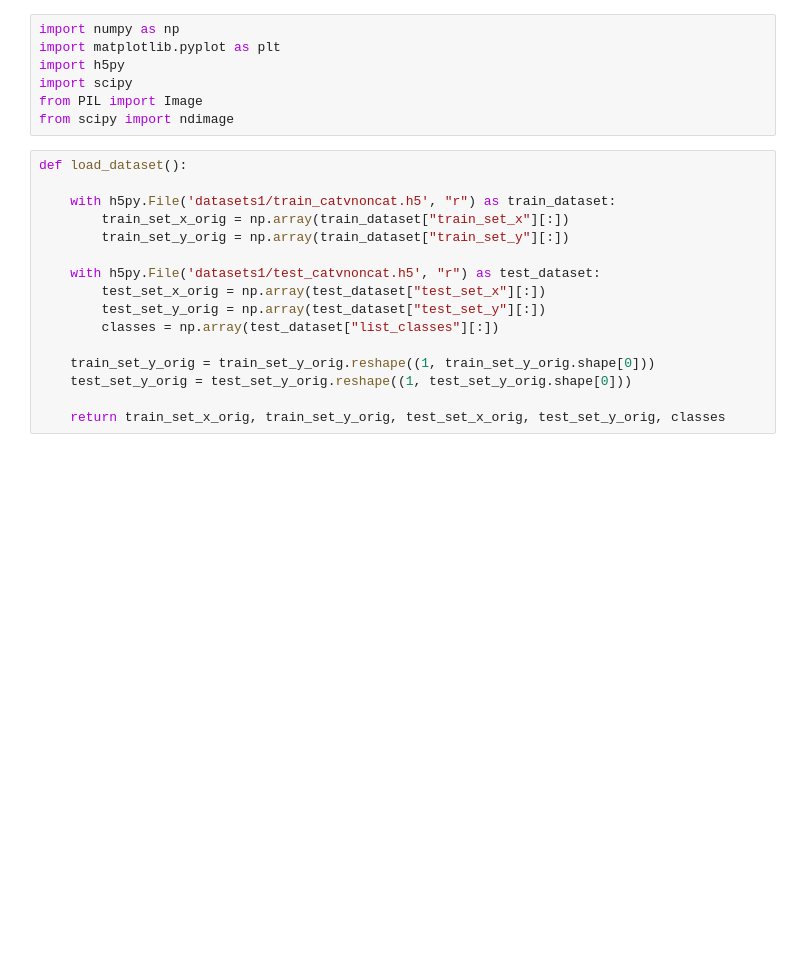
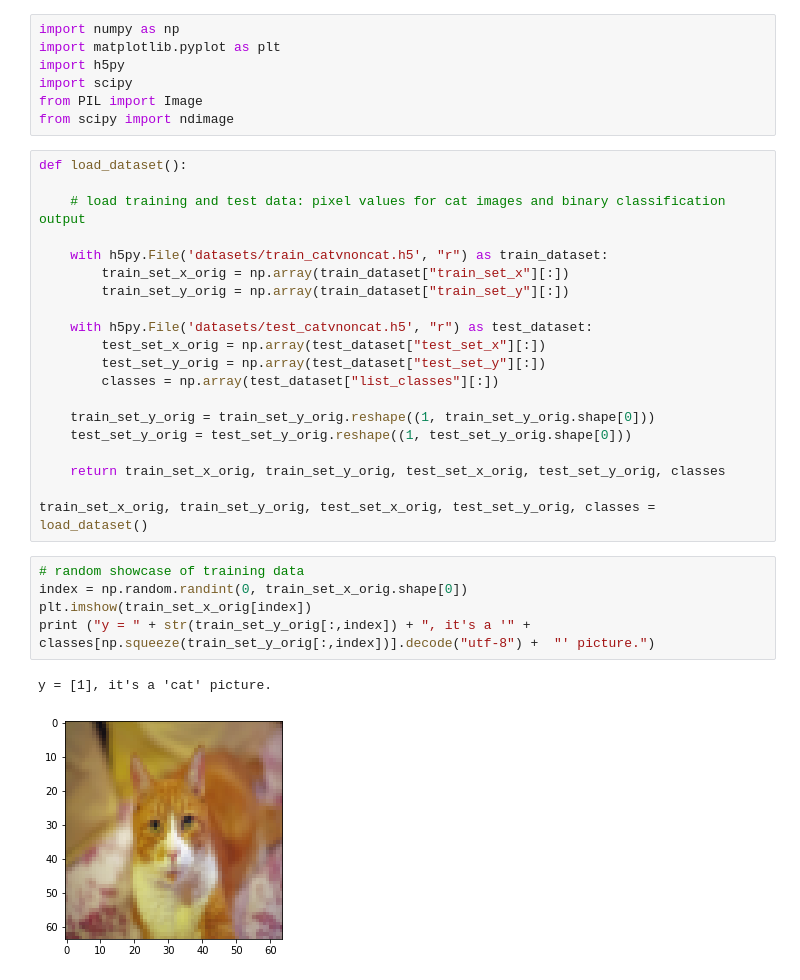
Before and after one commit to alfredgenadri/neural-nets, a Jupyter notebook: logistic-regression.ipynb, the cells around one changed output. Saved outputs shown, nothing was run; the diff lists cells and outputs as text; blank space fills up the shorter version.

```diff
--- a/logistic-regression.ipynb
+++ b/logistic-regression.ipynb
@@ -8,11 +8,13 @@ from scipy import ndimage
 # %%
 def load_dataset():
 
-    with h5py.File('datasets1/train_catvnoncat.h5', "r") as train_dataset:
+    # load training and test data: pixel values for cat images and binary classification output
+
+    with h5py.File('datasets/train_catvnoncat.h5', "r") as train_dataset:
         train_set_x_orig = np.array(train_dataset["train_set_x"][:])
         train_set_y_orig = np.array(train_dataset["train_set_y"][:])
 
-    with h5py.File('datasets1/test_catvnoncat.h5', "r") as test_dataset:
+    with h5py.File('datasets/test_catvnoncat.h5', "r") as test_dataset:
         test_set_x_orig = np.array(test_dataset["test_set_x"][:])
         test_set_y_orig = np.array(test_dataset["test_set_y"][:])
         classes = np.array(test_dataset["list_classes"][:])
@@ -21,3 +23,13 @@ def load_dataset():
     test_set_y_orig = test_set_y_orig.reshape((1, test_set_y_orig.shape[0]))
 
     return train_set_x_orig, train_set_y_orig, test_set_x_orig, test_set_y_orig, classes
+
+train_set_x_orig, train_set_y_orig, test_set_x_orig, test_set_y_orig, classes = load_dataset()
+# %%
+# random showcase of training data
+index = np.random.randint(0, train_set_x_orig.shape[0])
+plt.imshow(train_set_x_orig[index])
+print ("y = " + str(train_set_y_orig[:,index]) + ", it's a '" + classes[np.squeeze(train_set_y_orig[:,index])].decode("utf-8") +  "' picture.")
+# %% [output]
+y = [1], it's a 'cat' picture.
+[figure, added]
```
Also changed, not shown: parts of 5 cells of this notebook, 1 other file.
